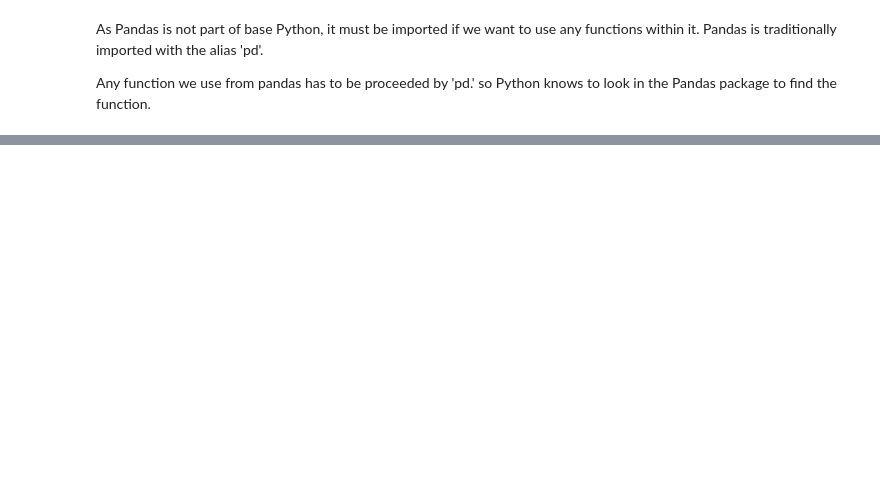
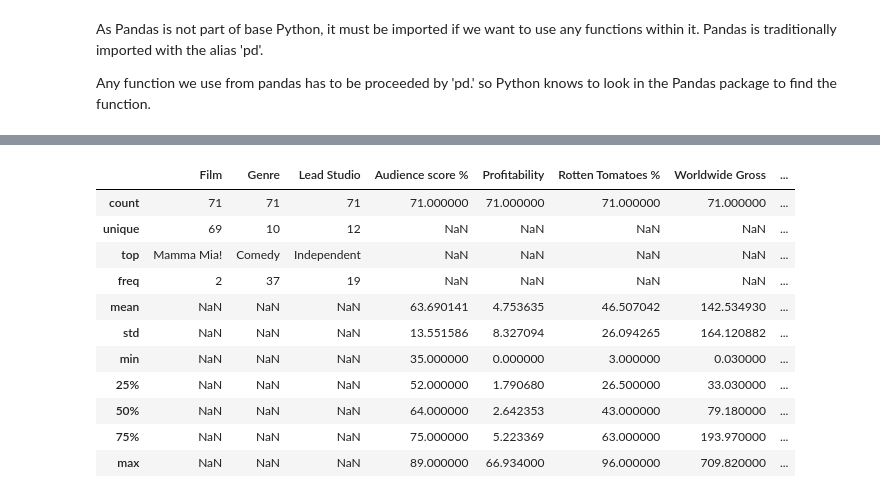
Before and after one commit to maryamanuel1/coding-club-IntroPython-6, a Jupyter notebook: IntroPython_6.ipynb, the cells around one changed output, grey strips where cells are left out. Saved outputs shown, nothing was run; the diff lists cells and outputs as text; code cells hidden in the pictures; blank space fills up the shorter version.

```diff
--- a/IntroPython_6.ipynb
+++ b/IntroPython_6.ipynb
@@ -249,0 +22,2 @@ cereal_df.head()
+# %%
+movie_df = pd.read_csv('https://raw.githubusercontent.com/nhs-pycom/coding-club-IntroPython-6/main/movies.csv')
@@ -249,0 +34,16 @@ cereal_df.head()
+# %%
+#if we use the describe functionality from the last session, and use include=all to inlcude categorical columns, we can see there are 71 entries, across ten genres, produced by 12 studios.
+movie_df.describe(include='all')
+# %% [output]
+|  | Film | Genre | Lead Studio | Audience score % | Profitability | Rotten Tomatoes % | Worldwide Gross | ... |
+| count | 71 | 71 | 71 | 71.000000 | 71.000000 | 71.000000 | 71.000000 | ... |
+| unique | 69 | 10 | 12 | NaN | NaN | NaN | NaN | ... |
+| top | Mamma Mia! | Comedy | Independent | NaN | NaN | NaN | NaN | ... |
+| freq | 2 | 37 | 19 | NaN | NaN | NaN | NaN | ... |
+| mean | NaN | NaN | NaN | 63.690141 | 4.753635 | 46.507042 | 142.534930 | ... |
+| std | NaN | NaN | NaN | 13.551586 | 8.327094 | 26.094265 | 164.120882 | ... |
+| min | NaN | NaN | NaN | 35.000000 | 0.000000 | 3.000000 | 0.030000 | ... |
+| 25% | NaN | NaN | NaN | 52.000000 | 1.790680 | 26.500000 | 33.030000 | ... |
+| 50% | NaN | NaN | NaN | 64.000000 | 2.642353 | 43.000000 | 79.180000 | ... |
+| 75% | NaN | NaN | NaN | 75.000000 | 5.223369 | 63.000000 | 193.970000 | ... |
+| max | NaN | NaN | NaN | 89.000000 | 66.934000 | 96.000000 | 709.820000 | ... |
```
Also changed, not shown: parts of 73 cells of this notebook.
